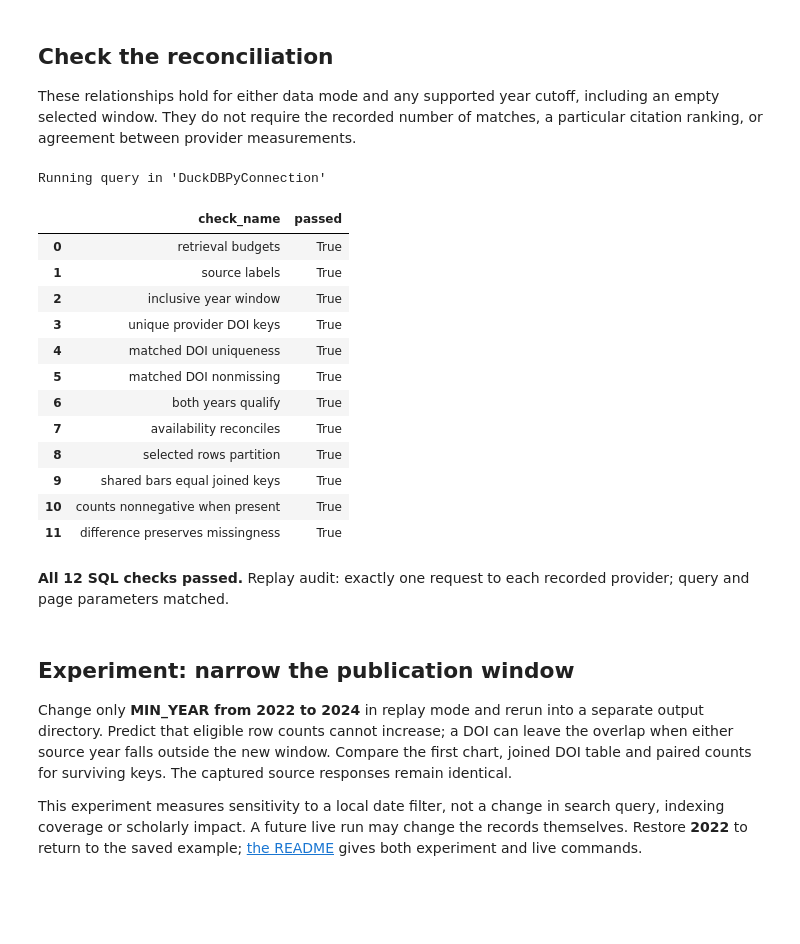
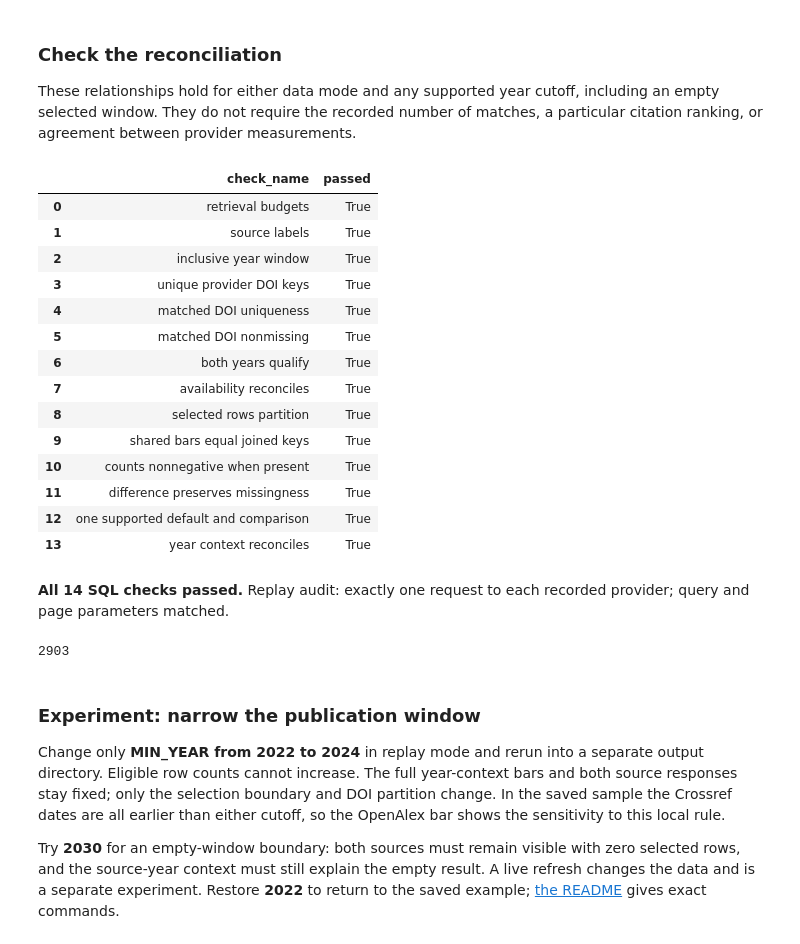
Before and after one commit to Query-farm/vgi-scholar, a Jupyter notebook: notebooks/01_compare_scholarly_search_coverage.ipynb, the cells around one changed output. Saved outputs shown, nothing was run; the diff lists cells and outputs as text; code cells hidden in the pictures; blank space fills up the shorter version.

```diff
--- a/notebooks/01_compare_scholarly_search_coverage.ipynb
+++ b/notebooks/01_compare_scholarly_search_coverage.ipynb
@@ -272,5 +347,5 @@ Of **11 shared DOI keys**, **0** lack a paired citation observation; **4** have
 # %% [markdown]
-## Check the reconciliation
+### Check the reconciliation
 
 These relationships hold for either data mode and any supported year cutoff, including an empty selected window. They do not require the recorded number of matches, a particular citation ranking, or agreement between provider measurements.
 # %%
@@ -286,32 +361,54 @@ UNION ALL SELECT 'availability reconciles',NOT EXISTS(SELECT 1 FROM complete_cov
 UNION ALL SELECT 'selected rows partition',NOT EXISTS(SELECT 1 FROM complete_coverage WHERE eligible_rows<>missing_doi+ambiguous_doi+unmatched_doi+shared_doi)
 UNION ALL SELECT 'shared bars equal joined keys',NOT EXISTS(SELECT 1 FROM complete_coverage WHERE shared_doi<>(SELECT count(*) FROM matched))
 UNION ALL SELECT 'counts nonnegative when present',NOT EXISTS(SELECT 1 FROM normalized WHERE citations_count<0)
-UNION ALL SELECT 'difference preserves missingness',NOT EXISTS(SELECT 1 FROM matched WHERE (count_difference IS NULL)<>(openalex_citations IS NULL OR crossref_citations IS NULL));
+UNION ALL SELECT 'difference preserves missingness',NOT EXISTS(SELECT 1 FROM matched WHERE (count_difference IS NULL)<>(openalex_citations IS NULL OR crossref_citations IS NULL))
+UNION ALL SELECT 'one supported default and comparison',
+ (SELECT count(*)=1 FROM providers WHERE "default")
+ AND (SELECT count(*)=2 FROM selected_providers)
+ AND NOT EXISTS(SELECT 1 FROM selected_providers s JOIN providers p USING(provider) WHERE p.requires_key)
+UNION ALL SELECT 'year context reconciles',
+ (SELECT sum(rows) FROM year_context)=(SELECT count(*) FROM normalized);
-# %% [output]
-Running query in 'DuckDBPyConnection'
 # %%
 display(checks)
 assert checks.passed.all(), checks.loc[~checks.passed].to_dict("records")
 prose(f"**All {len(checks)} SQL checks passed.** " + audit(server))
+Path("artifacts").mkdir(exist_ok=True)
+Path("artifacts/analysis.json").write_text(json.dumps({
+    "mode": DATA_MODE, "minimum_year": MIN_YEAR,
+    "year_context": years.to_dict("records"),
+    "coverage": coverage_frame.to_dict("records"),
+    "pairs": pairs.to_dict("records"), "checks": checks.to_dict("records"),
+    "requests": server.requests if server else None,
+}, indent=2, default=str) + "\n")
 # %% [output]
 |  | check_name | passed |
 | 0 | retrieval budgets | True |
 | 1 | source labels | True |
 | 2 | inclusive year window | True |
 | 3 | unique provider DOI keys | True |
 | 4 | matched DOI uniqueness | True |
 | 5 | matched DOI nonmissing | True |
 | 6 | both years qualify | True |
 | 7 | availability reconciles | True |
 | 8 | selected rows partition | True |
 | 9 | shared bars equal joined keys | True |
 | 10 | counts nonnegative when present | True |
 | 11 | difference preserves missingness | True |
+| 12 | one supported default and comparison | True |
+| 13 | year context reconciles | True |
-**All 12 SQL checks passed.** Replay audit: exactly one request to each recorded provider; query and page parameters matched.
+**All 14 SQL checks passed.** Replay audit: exactly one request to each recorded provider; query and page parameters matched.
+2903
 # %% [markdown]
-## Experiment: narrow the publication window
+### Experiment: narrow the publication window
 
-Change only **MIN_YEAR from 2022 to 2024** in replay mode and rerun into a separate output directory. Predict that eligible row counts cannot increase; a DOI can leave the overlap when either source year falls outside the new window. Compare the first chart, joined DOI table and paired counts for surviving keys. The captured source responses remain identical.
+Change only **MIN_YEAR from 2022 to 2024** in replay mode and rerun into a separate
+output directory. Eligible row counts cannot increase. The full year-context bars
+and both source responses stay fixed; only the selection boundary and DOI partition
+change. In the saved sample the Crossref dates are all earlier than either cutoff,
+so the OpenAlex bar shows the sensitivity to this local rule.
 
-This experiment measures sensitivity to a local date filter, not a change in search query, indexing coverage or scholarly impact. A future live run may change the records themselves. Restore **2022** to return to the saved example; [the README](README.md) gives both experiment and live commands.
+Try **2030** for an empty-window boundary: both sources must remain visible with
+zero selected rows, and the source-year context must still explain the empty result.
+A live refresh changes the data and is a separate experiment. Restore **2022** to
+return to the saved example; [the README](README.md) gives exact commands.
 # %%
```
Also changed, not shown: parts of 25 cells of this notebook, 9 other files.
